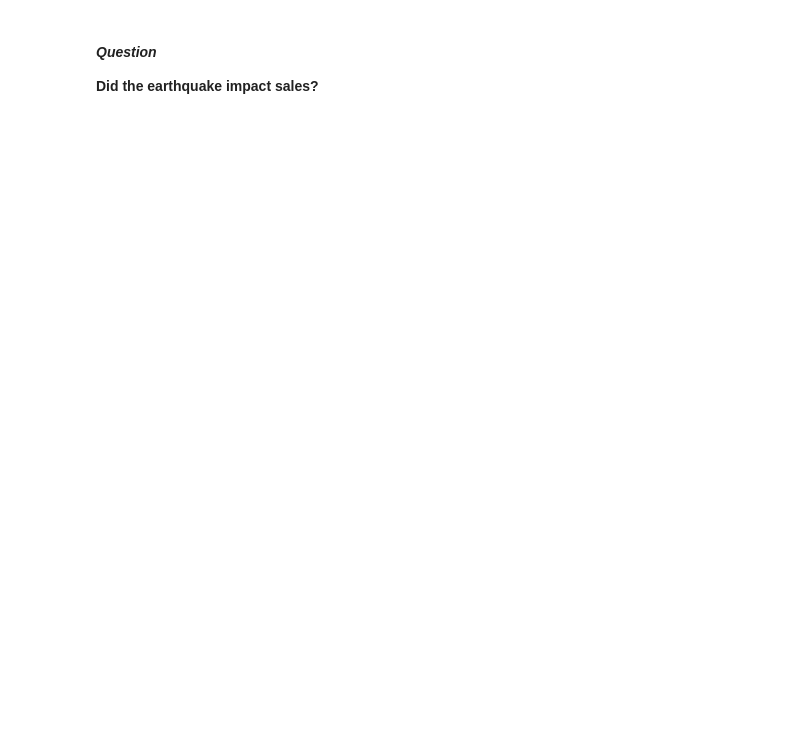
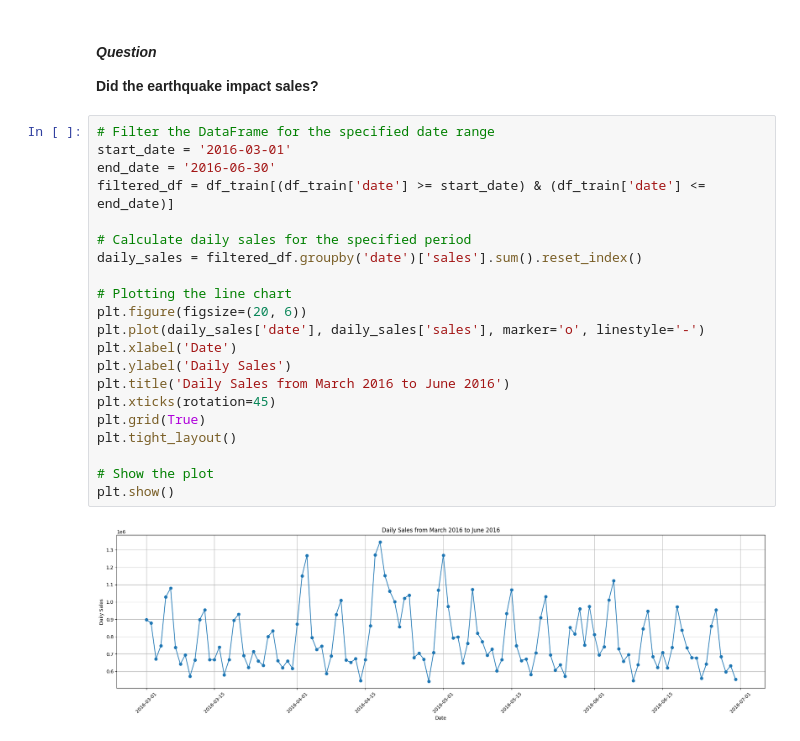
Before and after one commit to wamathaiwandeto/Time-Series-Regression-Analysis, a Jupyter notebook: notebooks/notebook.ipynb, the cells around one changed output. Drawn from its saved outputs; the diff is of its cells as text; blank space fills up the shorter version.

```diff
--- a/notebooks/notebook.ipynb
+++ b/notebooks/notebook.ipynb
@@ -529,3 +617,26 @@ print(sales_summary)
 # %% [markdown]
 #### ***Question***
 **Did the earthquake impact sales?**
+# %%
+# Filter the DataFrame for the specified date range
+start_date = '2016-03-01'
+end_date = '2016-06-30'
+filtered_df = df_train[(df_train['date'] >= start_date) & (df_train['date'] <= end_date)]
+
+# Calculate daily sales for the specified period
+daily_sales = filtered_df.groupby('date')['sales'].sum().reset_index()
+
+# Plotting the line chart
+plt.figure(figsize=(20, 6))
+plt.plot(daily_sales['date'], daily_sales['sales'], marker='o', linestyle='-')
+plt.xlabel('Date')
+plt.ylabel('Daily Sales')
+plt.title('Daily Sales from March 2016 to June 2016')
+plt.xticks(rotation=45)
+plt.grid(True)
+plt.tight_layout()
+
+# Show the plot
+plt.show()
+# %% [output]
+[figure, added]
```
Also changed, not shown: parts of 16 cells of this notebook.
